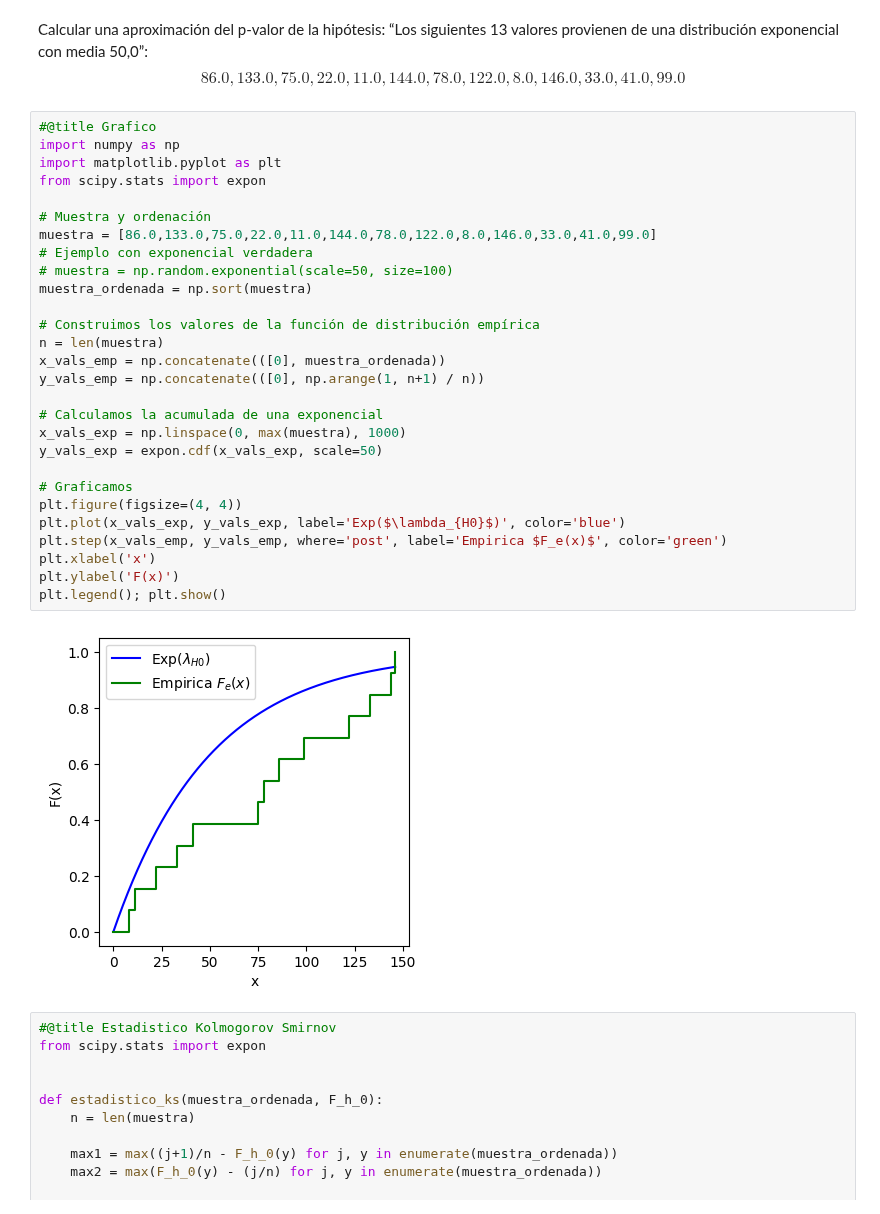
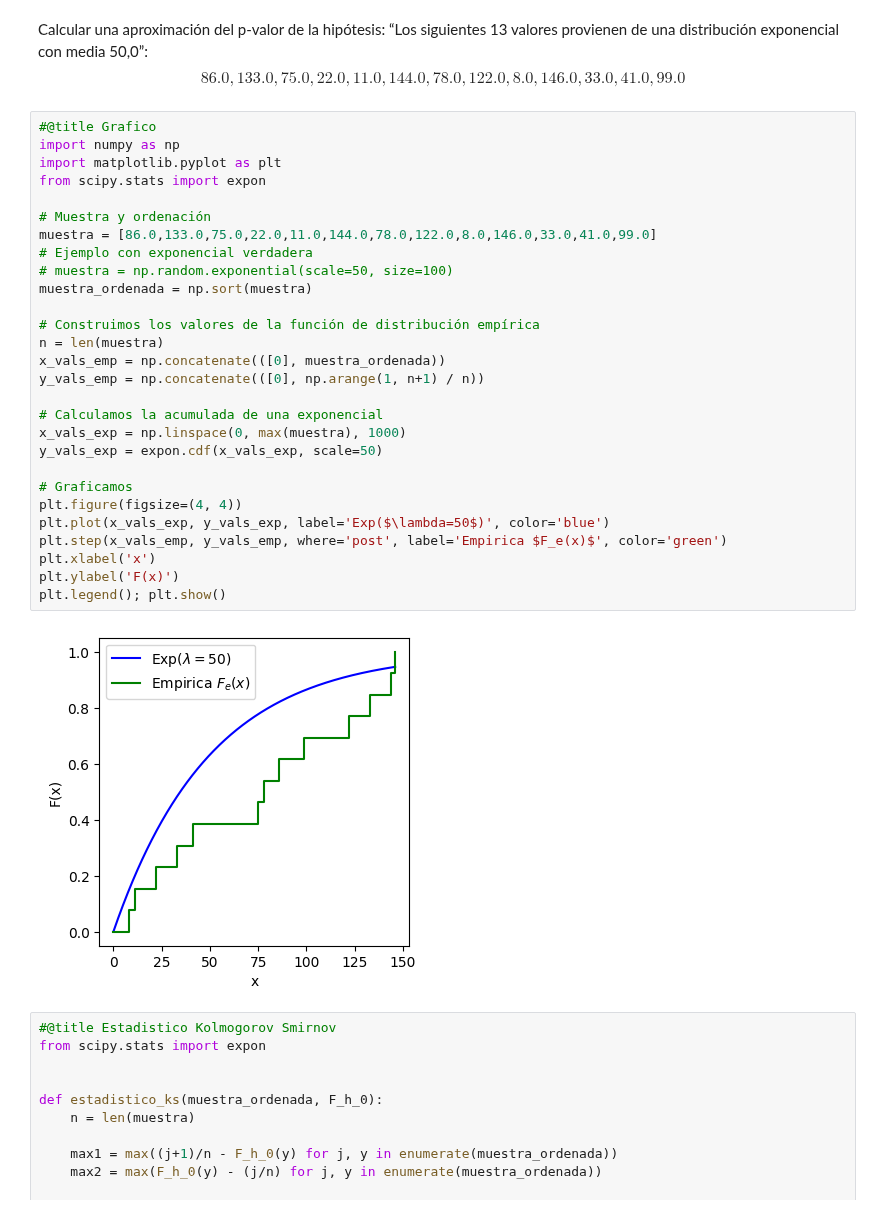
Before and after one commit to ramiro-l/ModelosYSimulacionFAMAF, a Jupyter notebook: Práctico7.ipynb, the cells around one changed output. Drawn from its saved outputs; the diff is of its cells as text.

```diff
--- a/Práctico7.ipynb
+++ b/Práctico7.ipynb
@@ -545,33 +545,33 @@ $$
 # %%
 #@title Grafico
 import numpy as np
 import matplotlib.pyplot as plt
 from scipy.stats import expon
 
 # Muestra y ordenación
 muestra = [86.0,133.0,75.0,22.0,11.0,144.0,78.0,122.0,8.0,146.0,33.0,41.0,99.0]
 # Ejemplo con exponencial verdadera
 # muestra = np.random.exponential(scale=50, size=100)
 muestra_ordenada = np.sort(muestra)
 
 # Construimos los valores de la función de distribución empírica
 n = len(muestra)
 x_vals_emp = np.concatenate(([0], muestra_ordenada))
 y_vals_emp = np.concatenate(([0], np.arange(1, n+1) / n))
 
 # Calculamos la acumulada de una exponencial
 x_vals_exp = np.linspace(0, max(muestra), 1000)
 y_vals_exp = expon.cdf(x_vals_exp, scale=50)
 
 # Graficamos
 plt.figure(figsize=(4, 4))
-plt.plot(x_vals_exp, y_vals_exp, label='Exp($\lambda_{H0}$)', color='blue')
+plt.plot(x_vals_exp, y_vals_exp, label='Exp($\lambda=50$)', color='blue')
 plt.step(x_vals_emp, y_vals_emp, where='post', label='Empirica $F_e(x)$', color='green')
 plt.xlabel('x')
 plt.ylabel('F(x)')
 plt.legend(); plt.show()
 # %% [output]
-[figure, old version]
+[figure, new version]
 # %%
 #@title Estadistico Kolmogorov Smirnov
 from scipy.stats import expon
```
Also changed, not shown: parts of 4 cells of this notebook.
